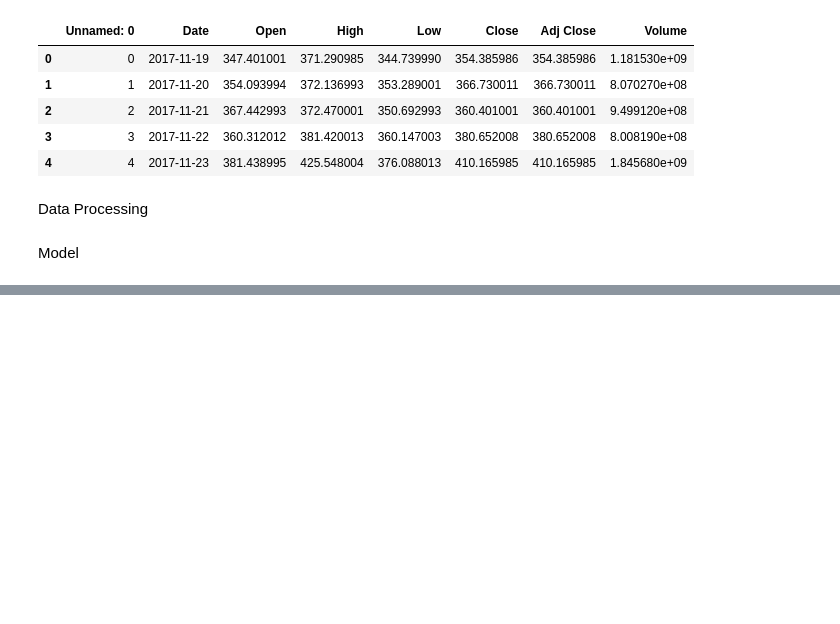
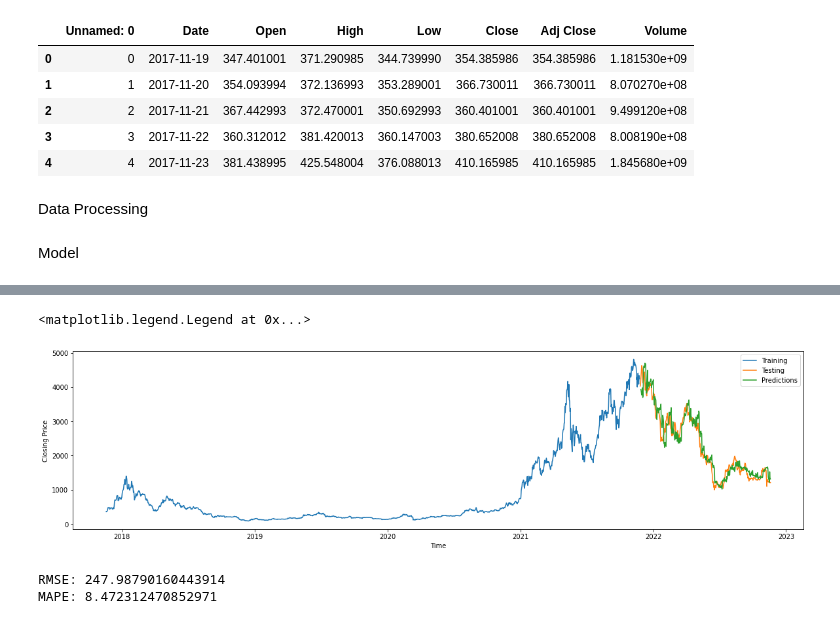
Before and after one commit to Ilia-Gershen/TYP-project, a Jupyter notebook: DeepLearningModel.ipynb, the cells around one changed output, grey strips where cells are left out. Saved outputs shown, nothing was run; the diff lists cells and outputs as text; code cells hidden in the pictures; blank space fills up the shorter version.

```diff
--- a/DeepLearningModel.ipynb
+++ b/DeepLearningModel.ipynb
@@ -96,0 +215,2 @@ def Model():
+# %%
+ETH_prediction = ETH_Model.predict(ETH_Test_X)
@@ -96,0 +219,20 @@ def Model():
+# %%
+plt.figure(figsize = (20, 5))
+
+plt.plot(ETH['Date'][ETH['Date'] < '2021-11-25'], ETH['Close'][ETH['Date'] < '2021-11-25'], label = 'Training')
+plt.plot(ETH['Date'][ETH['Date'] >= '2021-11-26'], ETH['Close'][ETH['Date'] >= '2021-11-26'], label = 'Testing')
+plt.plot(ETH['Date'][ETH['Date'] >= '2021-11-28'], ETH_prediction.reshape(-1), label = 'Predictions')
+plt.xlabel('Time')
+plt.ylabel('Closing Price')
+plt.legend(loc = 'best')
+# %% [output]
+<matplotlib.legend.Legend at 0x...>
+[figure, added]
+# %%
+rmse = math.sqrt(mean_squared_error(ETH_Test_Y.reshape(-1,7), ETH_prediction))
+mape = np.mean(np.abs(ETH_Test_Y.reshape(-1,7) - ETH_prediction )/np.abs(ETH_Test_Y.reshape(-1,7))) * 100
+print(f'RMSE: {rmse}')
+print(f'MAPE: {mape}')
+# %% [output]
+RMSE: 247.98790160443914
+MAPE: 8.472312470852971
```
Also changed, not shown: parts of 21 cells of this notebook.
